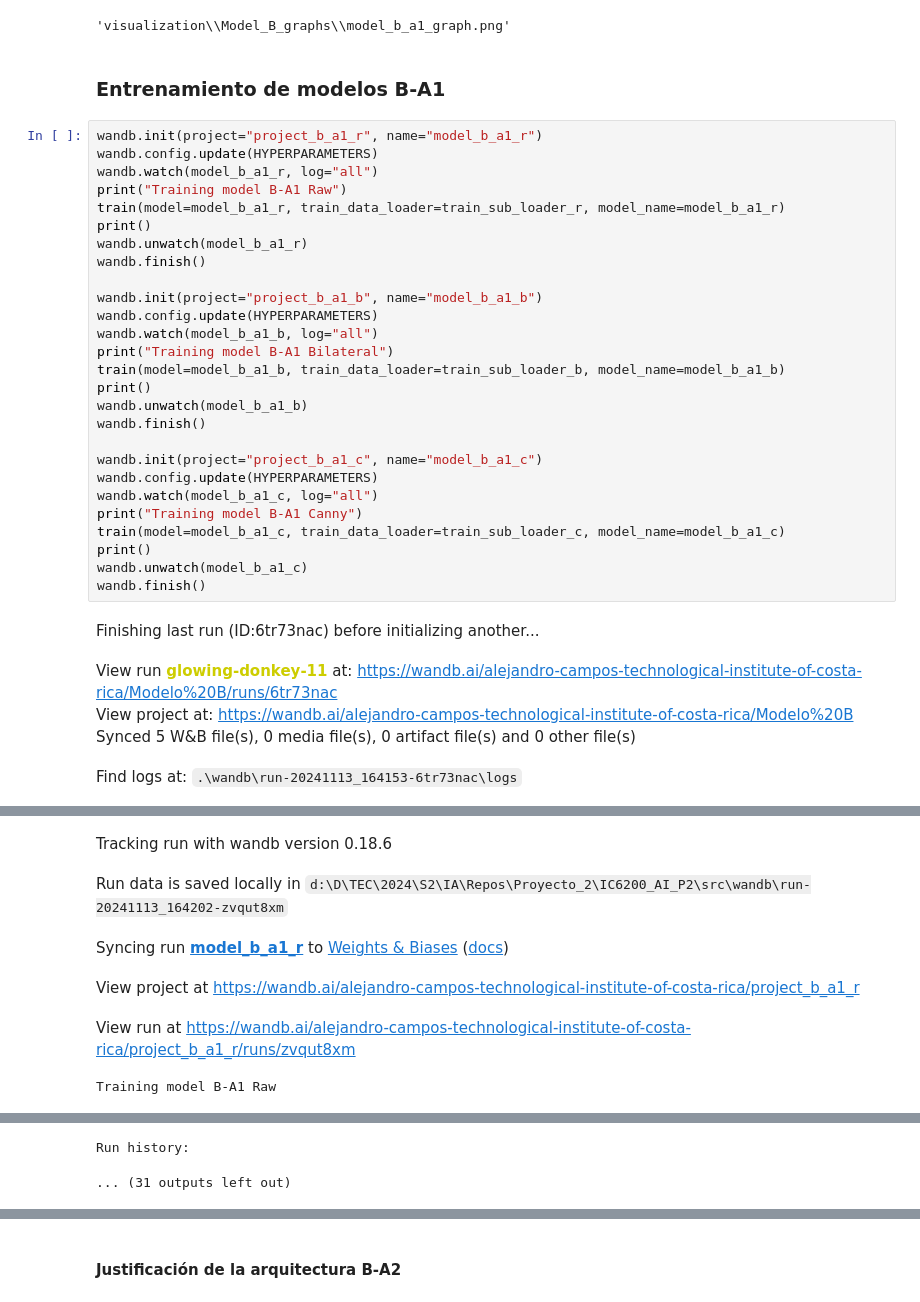
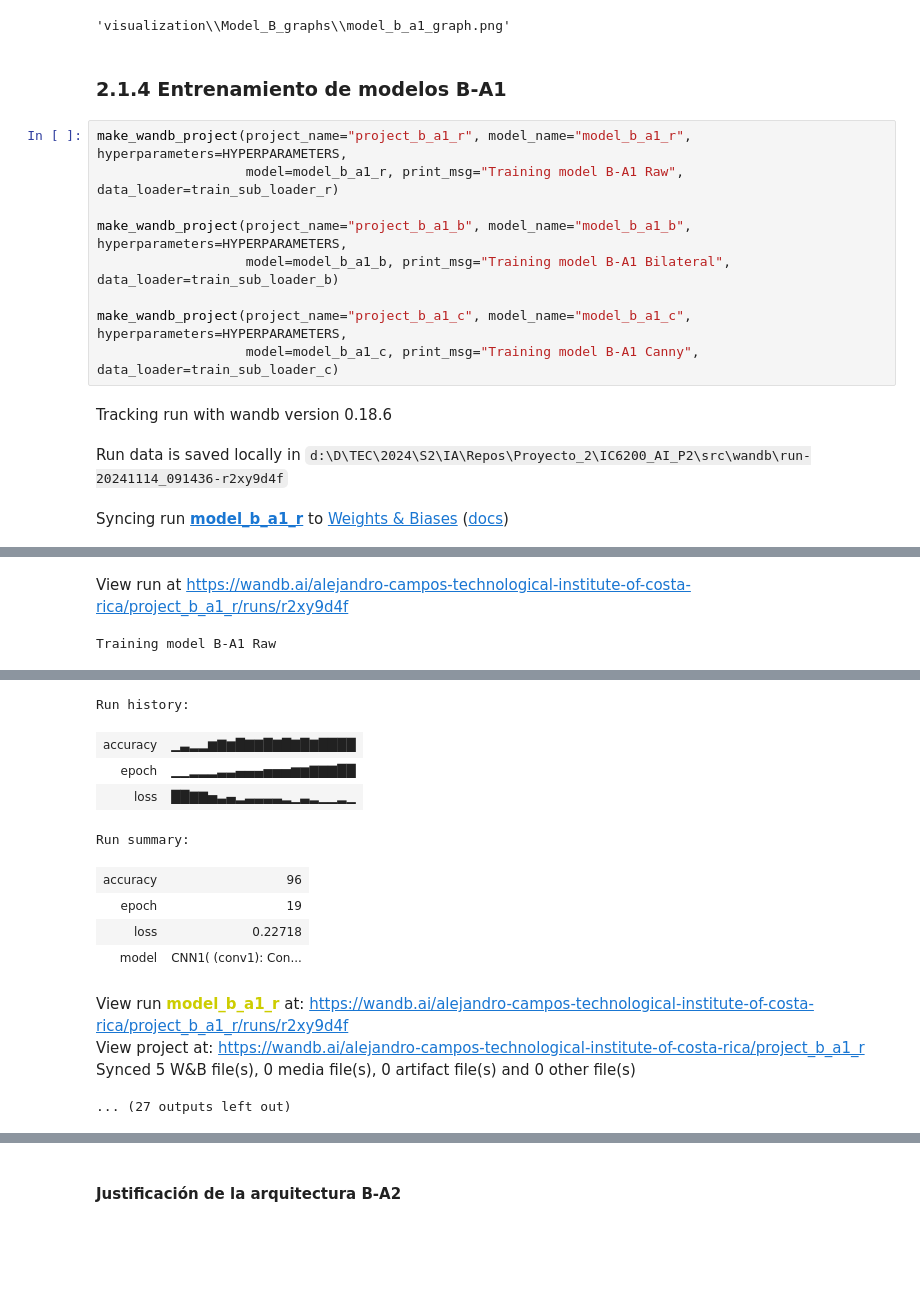
Before and after one commit to MajinLoop/IC6200_AI_P2, a Jupyter notebook: src/model_b.ipynb, the cells around one changed output, grey strips where cells are left out. Cells and saved outputs as stored; diff of their text form; blank space fills up the shorter version.

```diff
--- a/src/model_b.ipynb
+++ b/src/model_b.ipynb
@@ -549,37 +556,17 @@ dot.render(filename=file_name, directory=directory, format='png')
 # %% [output]
 'visualization\\Model_B_graphs\\model_b_a1_graph.png'
 # %% [markdown]
-### Entrenamiento de modelos B-A1
+### 2.1.4 Entrenamiento de modelos B-A1
 # %%
-wandb.init(project="project_b_a1_r", name="model_b_a1_r")
-wandb.config.update(HYPERPARAMETERS)
-wandb.watch(model_b_a1_r, log="all")
-print("Training model B-A1 Raw")
-train(model=model_b_a1_r, train_data_loader=train_sub_loader_r, model_name=model_b_a1_r)
-print()
-wandb.unwatch(model_b_a1_r)
-wandb.finish()
+make_wandb_project(project_name="project_b_a1_r", model_name="model_b_a1_r", hyperparameters=HYPERPARAMETERS,
+                   model=model_b_a1_r, print_msg="Training model B-A1 Raw", data_loader=train_sub_loader_r)
 
-wandb.init(project="project_b_a1_b", name="model_b_a1_b")
-wandb.config.update(HYPERPARAMETERS)
-wandb.watch(model_b_a1_b, log="all")
-print("Training model B-A1 Bilateral")
-train(model=model_b_a1_b, train_data_loader=train_sub_loader_b, model_name=model_b_a1_b)
-print()
-wandb.unwatch(model_b_a1_b)
-wandb.finish()
+make_wandb_project(project_name="project_b_a1_b", model_name="model_b_a1_b", hyperparameters=HYPERPARAMETERS,
+                   model=model_b_a1_b, print_msg="Training model B-A1 Bilateral", data_loader=train_sub_loader_b)
 
-wandb.init(project="project_b_a1_c", name="model_b_a1_c")
-wandb.config.update(HYPERPARAMETERS)
-wandb.watch(model_b_a1_c, log="all")
-print("Training model B-A1 Canny")
-train(model=model_b_a1_c, train_data_loader=train_sub_loader_c, model_name=model_b_a1_c)
-print()
-wandb.unwatch(model_b_a1_c)
-wandb.finish()
+make_wandb_project(project_name="project_b_a1_c", model_name="model_b_a1_c", hyperparameters=HYPERPARAMETERS,
+                   model=model_b_a1_c, print_msg="Training model B-A1 Canny", data_loader=train_sub_loader_c)
 # %% [output]
-Finishing last run (ID:6tr73nac) before initializing another...
+Tracking run with wandb version 0.18.6
-View run glowing-donkey-11 at: https://wandb.ai/alejandro-campos-technological-institute-of-costa-rica/Modelo%20B/runs/6tr73nac
-View project at: https://wandb.ai/alejandro-campos-technological-institute-of-costa-rica/Modelo%20B
-Synced 5 W&B file(s), 0 media file(s), 0 artifact file(s) and 0 other file(s)
+Run data is saved locally in d:\D\TEC\2024\S2\IA\Repos\Proyecto_2\IC6200_AI_P2\src\wandb\run-20241114_091436-r2xy9d4f
-Find logs at: .\wandb\run-20241113_164153-6tr73nac\logs
+Syncing run model_b_a1_r to Weights & Biases (docs)
@@ -587,6 +574,2 @@ Successfully finished last run (ID:6tr73nac). Initializing new run:
-Tracking run with wandb version 0.18.6
+View run at https://wandb.ai/alejandro-campos-technological-institute-of-costa-rica/project_b_a1_r/runs/r2xy9d4f
-Run data is saved locally in d:\D\TEC\2024\S2\IA\Repos\Proyecto_2\IC6200_AI_P2\src\wandb\run-20241113_164202-zvqut8xm
-Syncing run model_b_a1_r to Weights & Biases (docs)
-View project at https://wandb.ai/alejandro-campos-technological-institute-of-costa-rica/project_b_a1_r
-View run at https://wandb.ai/alejandro-campos-technological-institute-of-costa-rica/project_b_a1_r/runs/zvqut8xm
 Training model B-A1 Raw
@@ -613,3 +596,14 @@ Epoch [20/20], Loss: 0.0947, Accuracy: 96.00%, Learning Rate: 0.000500
 Run history:
+| accuracy | ▁▃▂▂▆▇▆█▇▇█▇█▇█▇████ |
+| epoch | ▁▁▂▂▂▃▃▄▄▄▅▅▅▆▆▇▇▇██ |
+| loss | ██▇▇▅▃▄▂▃▃▃▃▂▁▃▂▁▁▂▁ |
-... (31 outputs left out)
+Run summary:
+| accuracy | 96 |
+| epoch | 19 |
+| loss | 0.22718 |
+| model | CNN1( (conv1): Con... |
+View run model_b_a1_r at: https://wandb.ai/alejandro-campos-technological-institute-of-costa-rica/project_b_a1_r/runs/r2xy9d4f
+View project at: https://wandb.ai/alejandro-campos-technological-institute-of-costa-rica/project_b_a1_r
+Synced 5 W&B file(s), 0 media file(s), 0 artifact file(s) and 0 other file(s)
+... (27 outputs left out)
 # %% [markdown]
```
Also changed, not shown: parts of 58 cells of this notebook, 5 other files.
